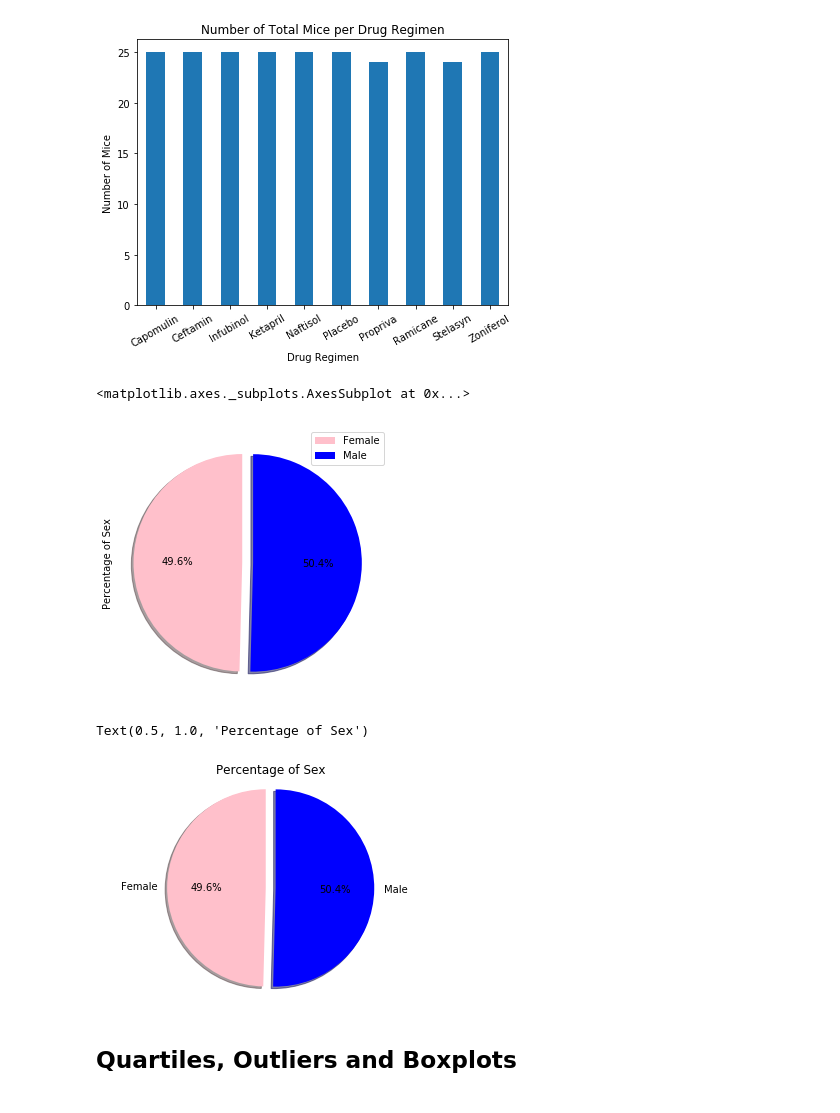
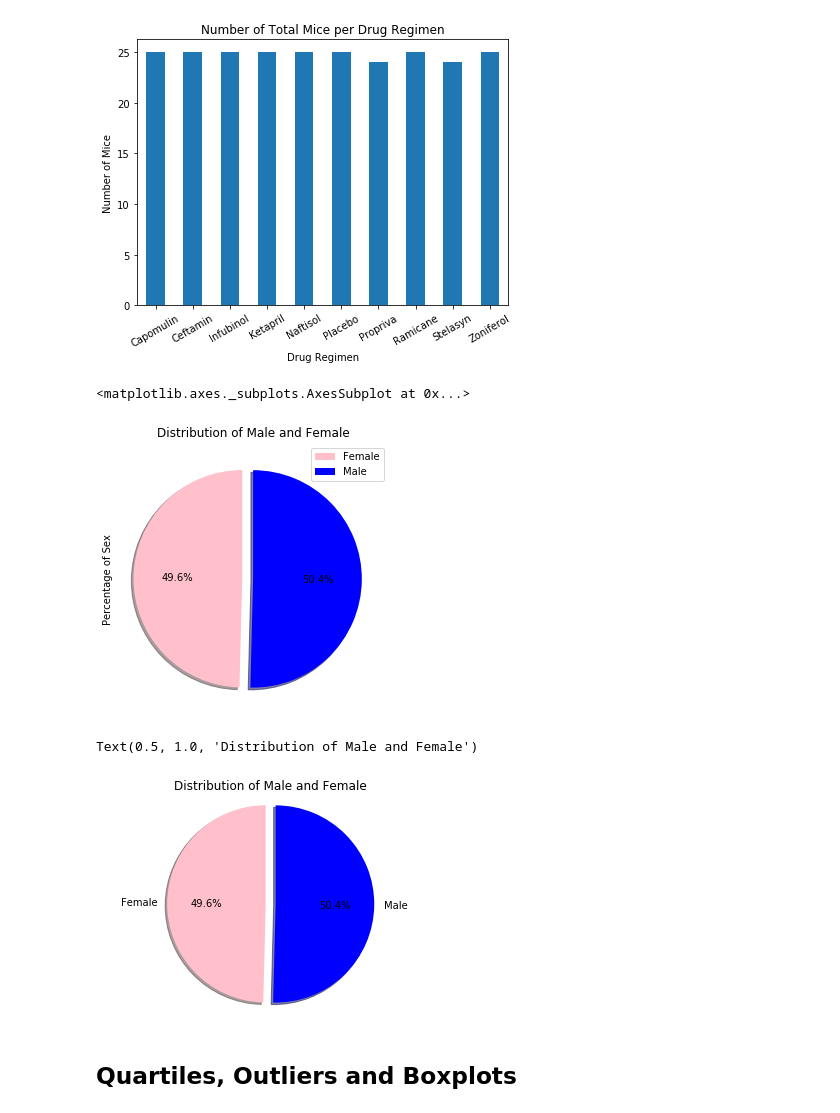
Before and after one commit to phuphan626/Matplotlib-Challenge-, a Jupyter notebook: Pymaceuticals/pymaceuticals_starter.ipynb, the cells around one changed output. Drawn from its saved outputs; the diff is of its cells as text; code cells hidden in the pictures.

```diff
--- a/Pymaceuticals/pymaceuticals_starter.ipynb
+++ b/Pymaceuticals/pymaceuticals_starter.ipynb
@@ -222,22 +224,22 @@ plt.show()
 # %%
 # Generate a pie plot showing the distribution of female versus male mice using pandas
 # Found the percentage for the male/female:
 gender_set=clean_study_data_complete.groupby(['Mouse ID','Sex'])
 gender_df=pd.DataFrame(gender_set.size())
 
 gender_count=pd.DataFrame(gender_set.size())
 
 gender_demo=pd.DataFrame(gender_count.groupby(['Sex']).count())
 gender_demo.columns=["Total Count"]
 
 gender_percentage=(gender_demo['Total Count']/gender_demo['Total Count'].sum())*100
 gender_demo['Percentage of Sex']=gender_percentage.round(3)
 gender_demo
 # Using Pandas to plot pie chart
-gender_demo.plot.pie(y='Percentage of Sex',figsize=(5,5),legend=True,labels=None,colors=('pink','blue'),startangle=90, shadow = True, autopct="%1.1f%%",explode=(0.1,0))
+gender_demo.plot.pie(y='Percentage of Sex',figsize=(5,5),legend=True,labels=None,colors=('pink','blue'),startangle=90, shadow = True, autopct="%1.1f%%",explode=(0.1,0),title='Distribution of Male and Female')
 # %% [output]
 <matplotlib.axes._subplots.AxesSubplot at 0x...>
-[figure, old version]
+[figure, new version]
 # %%
 # Generate a pie plot showing the distribution of female versus male mice using pyplot
 # Using Matplotlib to plot pie chart
@@ -247,9 +249,9 @@ colors=['Pink','Blue']
 explode=[0.1,0]
 plt.pie(sizes, explode=explode, colors=colors, autopct="%1.1f%%", shadow=True, startangle=90,center=(0, 0),labels=labels)
 plt.axis("equal")
-plt.title("Percentage of Sex")
+plt.title("Distribution of Male and Female")
 # %% [output]
-Text(0.5, 1.0, 'Percentage of Sex')
+Text(0.5, 1.0, 'Distribution of Male and Female')
-[figure, old version]
+[figure, new version]
 # %% [markdown]
 ## Quartiles, Outliers and Boxplots
```
Also changed, not shown: parts of 6 cells of this notebook.
